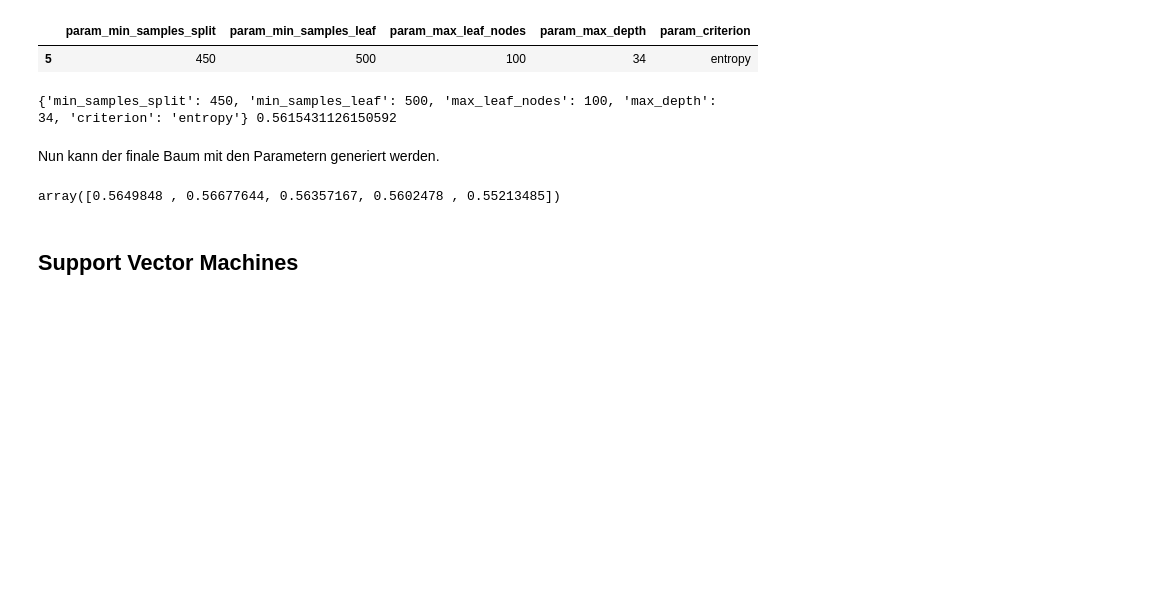
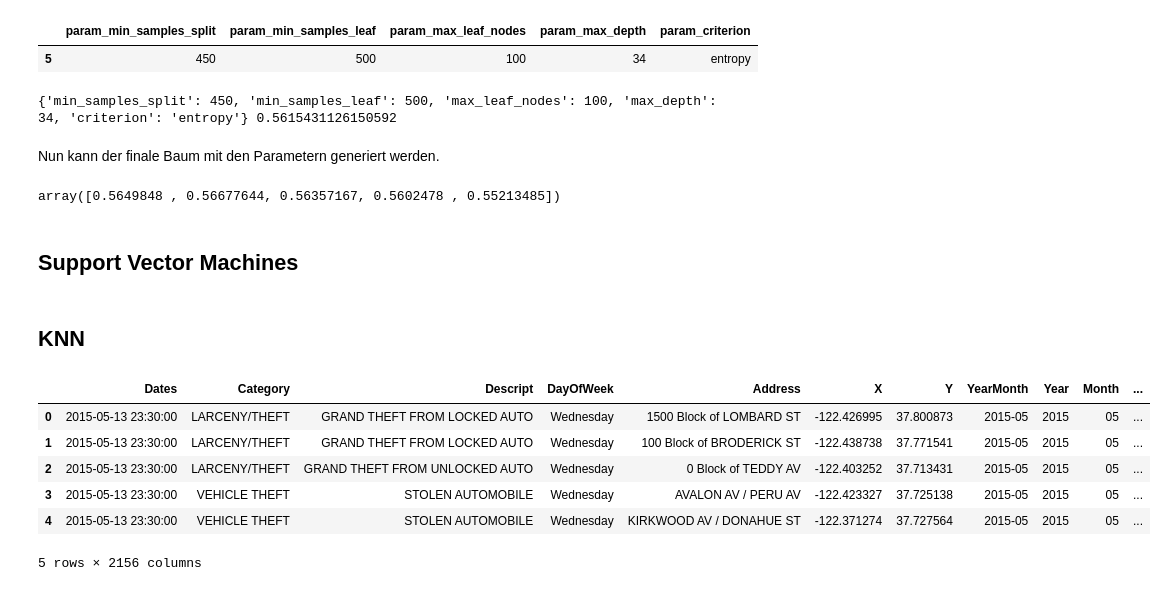
Before and after one commit to FelixSiegfriedRiedel/San-Francisco-Crime, a Jupyter notebook: crime.ipynb, the cells around one changed output. Cells and saved outputs as stored; diff of their text form; code cells hidden in the pictures; blank space fills up the shorter version.

```diff
--- a/crime.ipynb
+++ b/crime.ipynb
@@ -1187,0 +1185,12 @@ gc.collect()
+# %% [markdown]
+## KNN
+# %%
+crime_dummies.head()
+# %% [output]
+|  | Dates | Category | Descript | DayOfWeek | Address | X | Y | YearMonth | Year | Month | ... |
+| 0 | 2015-05-13 23:30:00 | LARCENY/THEFT | GRAND THEFT FROM LOCKED AUTO | Wednesday | 1500 Block of LOMBARD ST | -122.426995 | 37.800873 | 2015-05 | 2015 | 05 | ... |
+| 1 | 2015-05-13 23:30:00 | LARCENY/THEFT | GRAND THEFT FROM LOCKED AUTO | Wednesday | 100 Block of BRODERICK ST | -122.438738 | 37.771541 | 2015-05 | 2015 | 05 | ... |
+| 2 | 2015-05-13 23:30:00 | LARCENY/THEFT | GRAND THEFT FROM UNLOCKED AUTO | Wednesday | 0 Block of TEDDY AV | -122.403252 | 37.713431 | 2015-05 | 2015 | 05 | ... |
+| 3 | 2015-05-13 23:30:00 | VEHICLE THEFT | STOLEN AUTOMOBILE | Wednesday | AVALON AV / PERU AV | -122.423327 | 37.725138 | 2015-05 | 2015 | 05 | ... |
+| 4 | 2015-05-13 23:30:00 | VEHICLE THEFT | STOLEN AUTOMOBILE | Wednesday | KIRKWOOD AV / DONAHUE ST | -122.371274 | 37.727564 | 2015-05 | 2015 | 05 | ... |
+5 rows × 2156 columns
```
Also changed, not shown: parts of 18 cells of this notebook, 1 other file.
